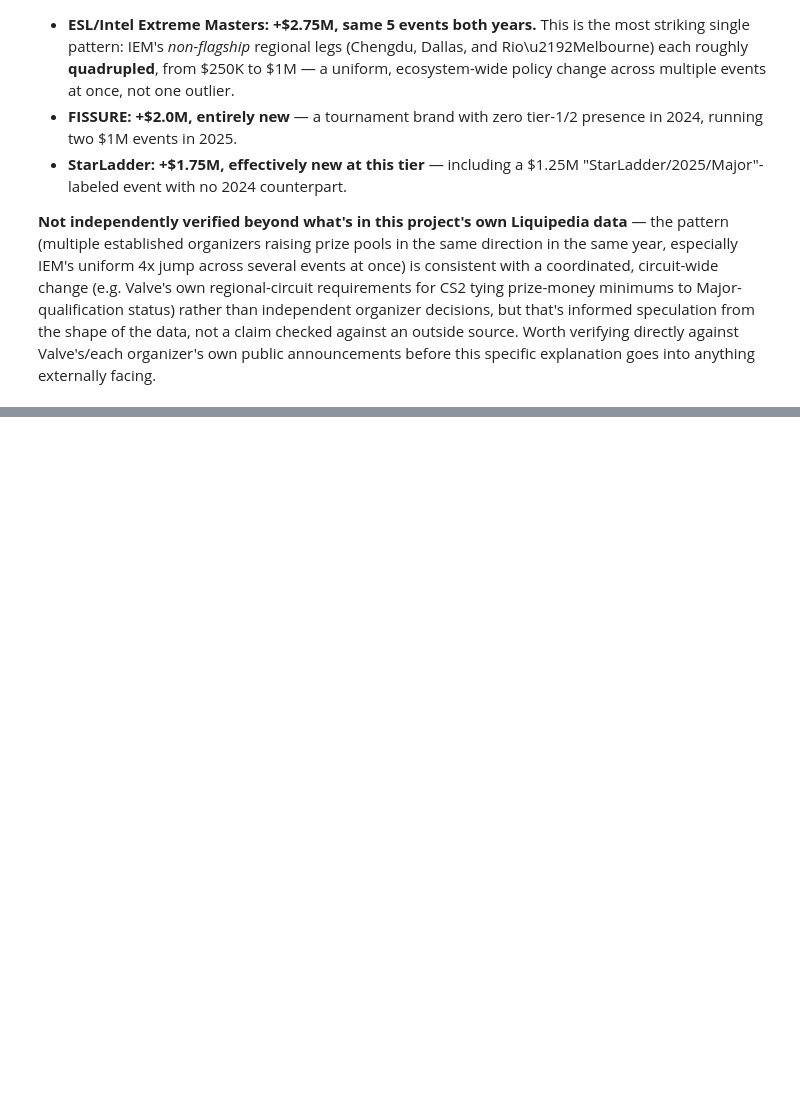
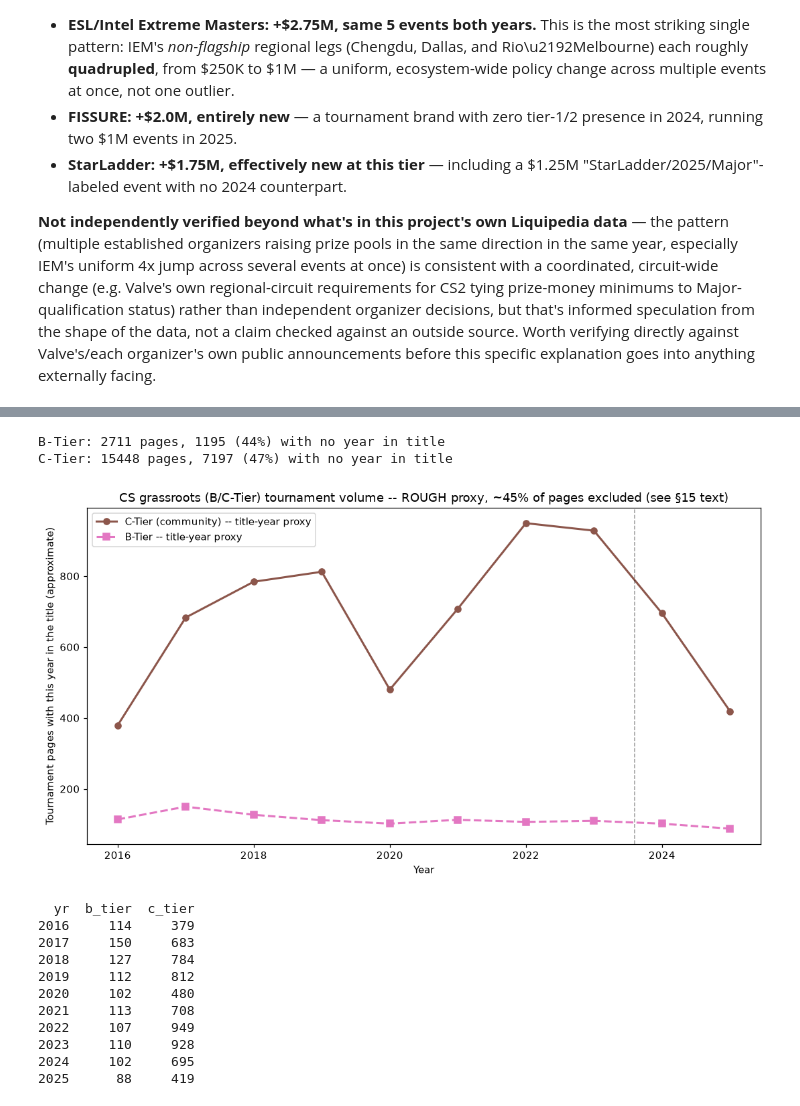
Before and after one commit to JacobH1994/fandomdatapuller, a Jupyter notebook: notebooks/cs_growth_trajectory.ipynb, the cells around one changed output, grey strips where cells are left out. Cells and saved outputs as stored; diff of their text form; code cells hidden in the pictures; blank space fills up the shorter version.

```diff
--- a/notebooks/cs_growth_trajectory.ipynb
+++ b/notebooks/cs_growth_trajectory.ipynb
@@ -859,0 +1025,65 @@ externally facing.
+# %%
+import re
+from collections import Counter
+
+YEAR_RE = re.compile(r"(20[0-2][0-9])")
+
+def title_year_counts(pages: list[str]) -> tuple[Counter, int]:
+    years, unmatched = Counter(), 0
+    for p in pages:
+        m = YEAR_RE.search(p)
+        if m:
+            years[int(m.group(1))] += 1
+        else:
+            unmatched += 1
+    return years, unmatched
+
+import httpx
+import collectors.liquipedia as lp
+bc_limiter = lp.RateLimiter(lp.GENERAL_MIN_INTERVAL)
+with httpx.Client(headers={"User-Agent": lp.USER_AGENT}, timeout=30) as bc_client:
+    b_pages = lp.category_members(bc_client, "counterstrike", "B-Tier Tournaments", bc_limiter)
+    c_pages = lp.category_members(bc_client, "counterstrike", "C-Tier Tournaments", bc_limiter)
+
+b_years, b_unmatched = title_year_counts(b_pages)
+c_years, c_unmatched = title_year_counts(c_pages)
+print(f"B-Tier: {len(b_pages)} pages, {b_unmatched} ({100*b_unmatched/len(b_pages):.0f}%) with no year in title")
+print(f"C-Tier: {len(c_pages)} pages, {c_unmatched} ({100*c_unmatched/len(c_pages):.0f}%) with no year in title")
+# %% [output]
+B-Tier: 2711 pages, 1195 (44%) with no year in title
+C-Tier: 15448 pages, 7197 (47%) with no year in title
+# %%
+bc_df = pd.DataFrame({
+    "yr": sorted(set(b_years) | set(c_years)),
+}).assign(
+    b_tier=lambda d: d["yr"].map(b_years).fillna(0),
+    c_tier=lambda d: d["yr"].map(c_years).fillna(0),
+)
+bc_df = bc_df[(bc_df["yr"] >= 2016) & (bc_df["yr"] <= 2025)]
+
+fig, ax = plt.subplots(figsize=(10, 5.5))
+ax.plot(bc_df["yr"], bc_df["c_tier"], "o-", color="#8c564b", linewidth=2, label="C-Tier (community) -- title-year proxy")
+ax.plot(bc_df["yr"], bc_df["b_tier"], "s--", color="#e377c2", linewidth=2, label="B-Tier -- title-year proxy")
+ax.axvline(2023.6, color="black", linestyle="--", linewidth=1, alpha=0.4)
+ax.set_xlabel("Year")
+ax.set_ylabel("Tournament pages with this year in the title (approximate)")
+ax.set_title("CS grassroots (B/C-Tier) tournament volume -- ROUGH proxy, ~45% of pages excluded (see \u00a715 text)")
+ax.legend()
+plt.tight_layout()
+plt.savefig(REPO_ROOT / "notebooks" / "_cs_growth_fig13_grassroots_proxy.png", dpi=110)
+plt.show()
+
+print(bc_df.to_string(index=False))
+# %% [output]
+[figure, added]
+  yr  b_tier  c_tier
+2016     114     379
+2017     150     683
+2018     127     784
+2019     112     812
+2020     102     480
+2021     113     708
+2022     107     949
+2023     110     928
+2024     102     695
+2025      88     419
```
Also changed, not shown: parts of 10 cells of this notebook, 1 other file.
